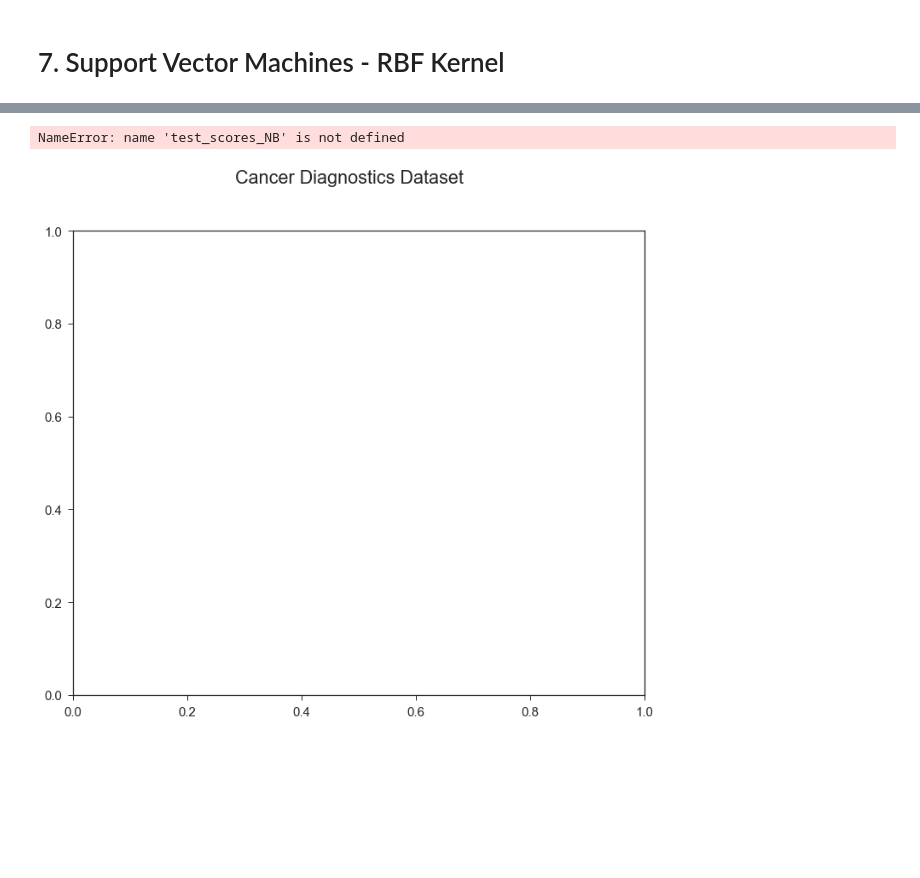
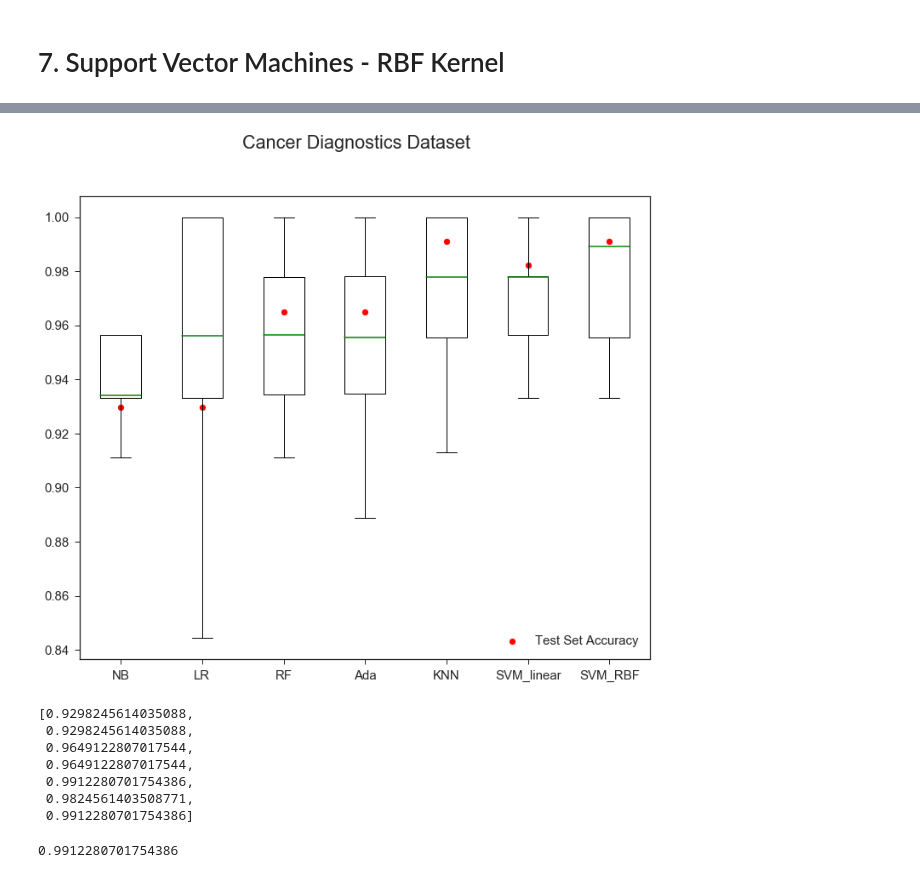
Before and after one commit to mohammeddonia/StatLearn-Comparison, a Jupyter notebook: Binary_01_Cancer Diagnostics.ipynb, the cells around one changed output, grey strips where cells are left out. Saved outputs shown, nothing was run; the diff lists cells and outputs as text; code cells hidden in the pictures; blank space fills up the shorter version.

```diff
--- a/Binary_01_Cancer Diagnostics.ipynb
+++ b/Binary_01_Cancer Diagnostics.ipynb
@@ -366,8 +478,0 @@ There is 0 deleted rows
-# %%
-param_grid = [
-    {'C':2.**np.linspace(-5,15,21),'gamma':2.**np.linspace(-15,3,19)}
-]
-
-clf = SVC(kernel='linear')
-grid_search_L1 = GridSearchCV(clf, param_grid, cv=10)
-grid_search_L1.fit(cancer_prepared, df['y'])
@@ -441,6 +530,9 @@ param_grid = [
 ]
 
 clf = SVC(kernel='rbf')
+
+start = time()
 grid_search_RBF = GridSearchCV(clf, param_grid, cv=10)
-grid_search_RBF.fit(cancer_prepared, df['y'])
+grid_search_RBF.fit(cancer_prepared, np.array(df['y']))
+print('Time take to search for the best combination si %0.6f seconds'% (time()-start))
 # %% [output]
@@ -463,4 +540,8 @@ GridSearchCV(cv=10, error_score='raise-deprecating',
 # %%
-conf, test_scores = classify(cancer_prepared, df['y'],classifiers['SVM'](kernel='rbf', C=grid_search_RBF.best_params_['C'],
+val_conf_SVM_RBF, val_scores_SVM_RBF, val_time_SVM_RBF = classify(cancer_prepared, np.array(df['y']),
+                                                             classifiers['SVM'](kernel='rbf',
+                                                                                C=grid_search_RBF.best_params_['C'],
                                                                         gamma = grid_search_RBF.best_params_['gamma']))
+
+print('The average training time is %0.6f seconds'%val_time_SVM_RBF.mean())
 # %% [output]
@@ -505,0 +562,13 @@ There is 0 deleted rows
+# %%
+#  Fitting on the training data
+SVM_RBF = classifiers['SVM'](kernel='rbf',
+                           C=grid_search_RBF.best_params_['C'],
+                          gamma = grid_search_RBF.best_params_['gamma'])
+SVM_RBF.fit(cancer_prepared, np.array(df['y']))
+
+# Getting predictions and getting the accuracy score with confusion matrix and classification report
+test_pred = SVM_RBF.predict(scaled_test)
+test_score_SVM_RBF = accuracy_score(test_pred, np.array(df_test['y']))
+print('The test accuracy is %0.4f'%test_score_SVM_RBF)
+print(classification_report(test_pred, np.array(df_test['y'])))
+_,test_conf_SVM_L = plot_confusion(test_pred, df_test['y'],SVM_RBF)
@@ -506,14 +586,32 @@ There is 0 deleted rows
 # %%
 sns.set(font_scale=1.5)
 sns.set_style('ticks')
 median_prop = dict(color='g', linewidth = 1.5)
 fig = plt.figure(figsize=(12,10))
 fig.suptitle('Cancer Diagnostics Dataset')
 ax = fig.add_subplot(111)
-plt.boxplot([test_scores_NB, test_scores_LR, test_scores_RF,test_scores_Ada,
-             test_scores_KNN_scaled, test_scores_SVM_L_opt, test_scores_SVM_RBF_scaled], medianprops = median_prop)
-ax.set_xticklabels(['NB','LR','RF','Ada','KNN','SVM_linear','SVM_RBF'])
+method_labels = ['NB','LR','RF','Ada','KNN','SVM_linear','SVM_RBF']
+test_results = [test_score_NB, test_score_LR, test_score_RF, test_score_Ada,
+                test_score_KNN, test_score_SVM_L, test_score_SVM_RBF]
+plt.boxplot([val_scores_NB, val_scores_LR, val_scores_RF, val_scores_Ada,
+             val_scores_KNN, val_scores_SVM_L_opt, val_scores_SVM_RBF], medianprops = median_prop)
+ax.set_xticklabels(method_labels)
+plt.scatter(x=range(1,8), y=test_results, color='r', label='Test Set Accuracy')
+ax.legend()
 plt.show()
 # %% [output]
-NameError: name 'test_scores_NB' is not defined
-[figure, old version]
+[figure, new version]
+# %%
+test_results
+# %% [output]
+[0.9298245614035088,
+ 0.9298245614035088,
+ 0.9649122807017544,
+ 0.9649122807017544,
+ 0.9912280701754386,
+ 0.9824561403508771,
+ 0.9912280701754386]
+# %%
+test_score_
+# %% [output]
+0.9912280701754386
```
Also changed, not shown: parts of 31 cells of this notebook, 6 other files.
